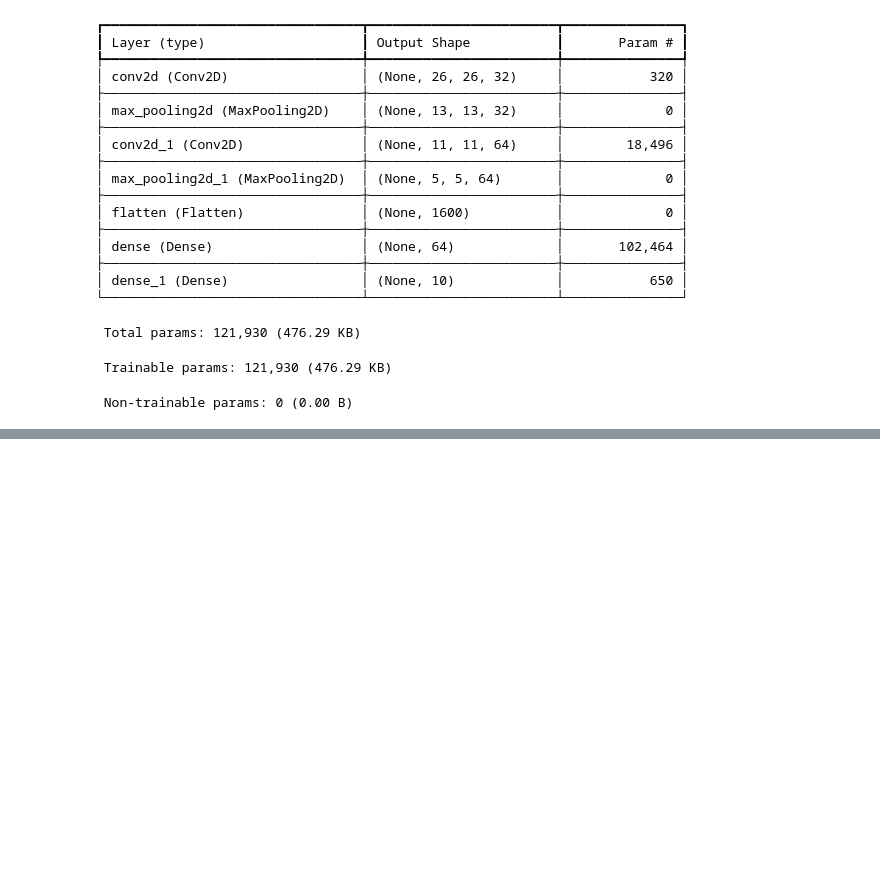
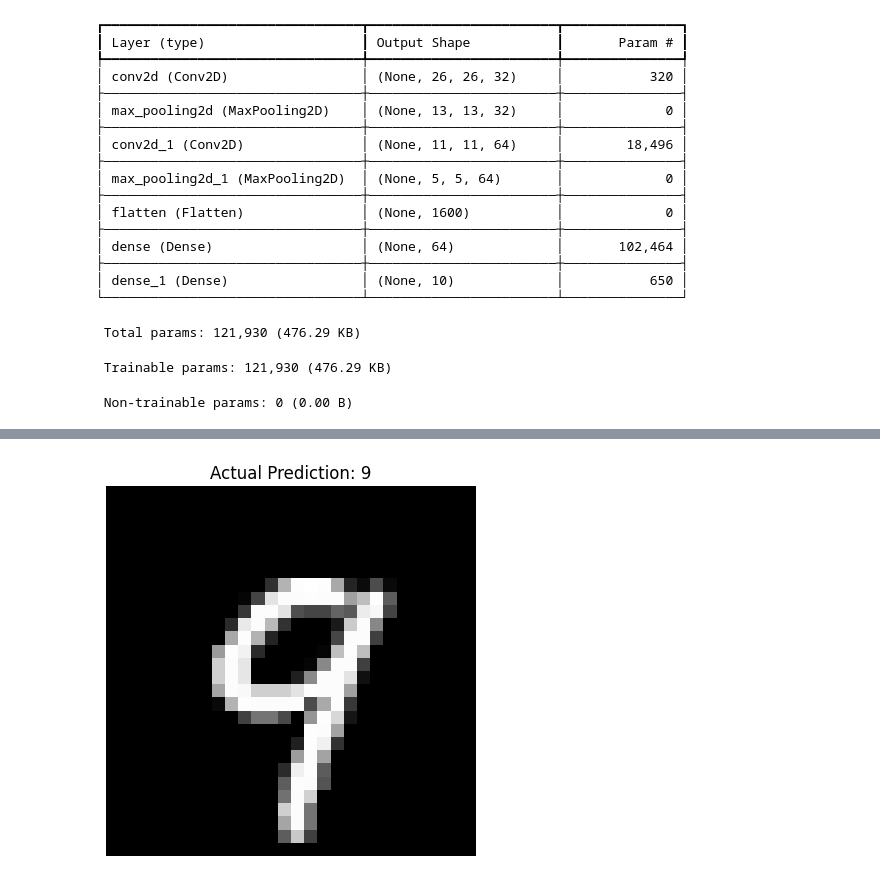
Before and after one commit to aryansaves/MNISTImageClassification, a Jupyter notebook: MNISTImageClassification.ipynb, the cells around one changed output, grey strips where cells are left out. Drawn from its saved outputs; the diff is of its cells as text; code cells hidden in the pictures; blank space fills up the shorter version.

```diff
--- a/MNISTImageClassification.ipynb
+++ b/MNISTImageClassification.ipynb
@@ -105,0 +106,14 @@ Final Test Accuracy: 99.04%
+# %%
+sample_image = test_images[12]
+
+prediction_probabilities = model.predict(sample_image.reshape(1, 28, 28, 1))
+
+simple_prediction = np.argmax(prediction_probabilities)
+
+print(f"The model predicts this digit is a: {simple_prediction}")
+
+plt.imshow(sample_image.reshape(28, 28), cmap='gray')
+plt.title(f"Actual Prediction: {simple_prediction}")
+plt.axis('off')
+plt.show()
+# %% [output]
@@ -105,0 +122 @@ Final Test Accuracy: 99.04%
+[figure, added]
```
Also changed, not shown: parts of 3 cells of this notebook.
